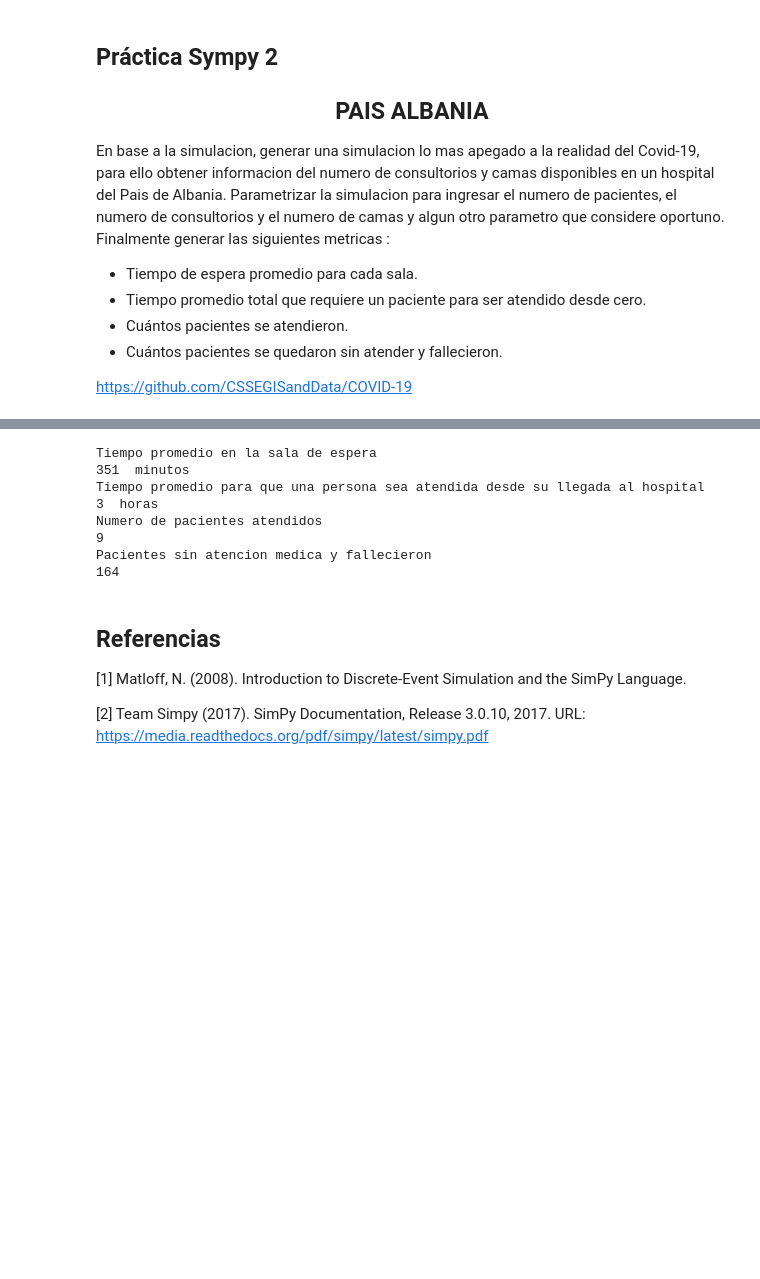
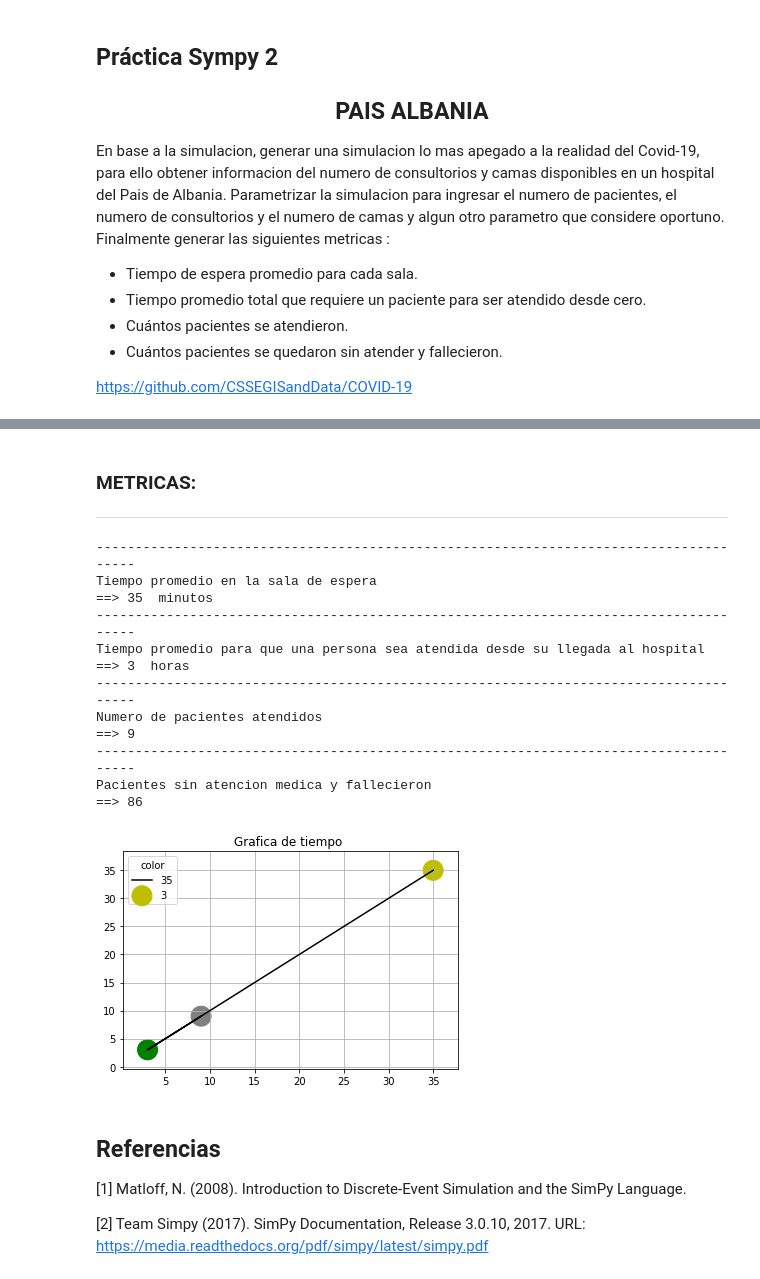
Before and after one commit to jcuyaguari/Simulacion, a Jupyter notebook: 9.SimuladorEventosSympyParte2.ipynb, the cells around one changed output, grey strips where cells are left out. Saved outputs shown, nothing was run; the diff lists cells and outputs as text; code cells hidden in the pictures; blank space fills up the shorter version.

```diff
--- a/9.SimuladorEventosSympyParte2.ipynb
+++ b/9.SimuladorEventosSympyParte2.ipynb
@@ -428,28 +434,44 @@ Fallecidos:
+# %% [markdown]
+### METRICAS:
+----
 # %%
+print("--------------------------------------------------------------------------------------")
 print("Tiempo promedio en la sala de espera")
-r= round(int(sum(tConsultas)/len(tConsultas)*3600)/100)
-print(r, " minutos")
+r= round(int(sum(tConsultas)/len(tConsultas)*3600)/1000)
+print('==>',r, " minutos")
+print("--------------------------------------------------------------------------------------")
 print("Tiempo promedio para que una persona sea atendida desde su llegada al hospital")
 s = (int(2*(sum(TiempoEsperaConsultorio)/len(TiempoEsperaConsultorio))))
-print(s," horas")
+print('==>',s," horas")
+print("--------------------------------------------------------------------------------------")
 print("Numero de pacientes atendidos")
 t = sum(pacientesAtendidos)
-print(t)
+print('==>',t)
+print("--------------------------------------------------------------------------------------")
 print("Pacientes sin atencion medica y fallecieron")
-print(sum(pacienteMuertosSinAntencionM))
-#x=[0.1,r,s,t]
-#y=[t,s,r,0.1]
-#pp.plot(x,y,"o")
-#pp.show()
+print('==>',sum(pacienteMuertosSinAntencionM))
+x2=[r,s,t]
+y=[r,s,t]
+pp.plot(x,y,linewidth=1.5,color='black')
+pp.scatter(x2,y, color=['y','green','grey'],s=20**2)
+pp.legend(x2,loc="upper left", title="color")
+pp.title("Grafica de tiempo ")
+pp.grid(True)
+pp.show()
 # %% [output]
+--------------------------------------------------------------------------------------
 Tiempo promedio en la sala de espera
-351  minutos
+==> 35  minutos
+--------------------------------------------------------------------------------------
 Tiempo promedio para que una persona sea atendida desde su llegada al hospital
-3  horas
+==> 3  horas
+--------------------------------------------------------------------------------------
 Numero de pacientes atendidos
-9
+==> 9
+--------------------------------------------------------------------------------------
 Pacientes sin atencion medica y fallecieron
-164
+==> 86
+[figure, added]
 # %% [markdown]
 ## Referencias
 [1] Matloff, N. (2008). Introduction to Discrete-Event Simulation and the SimPy Language.
```
Also changed, not shown: parts of 1 cell of this notebook, 1 other file.
